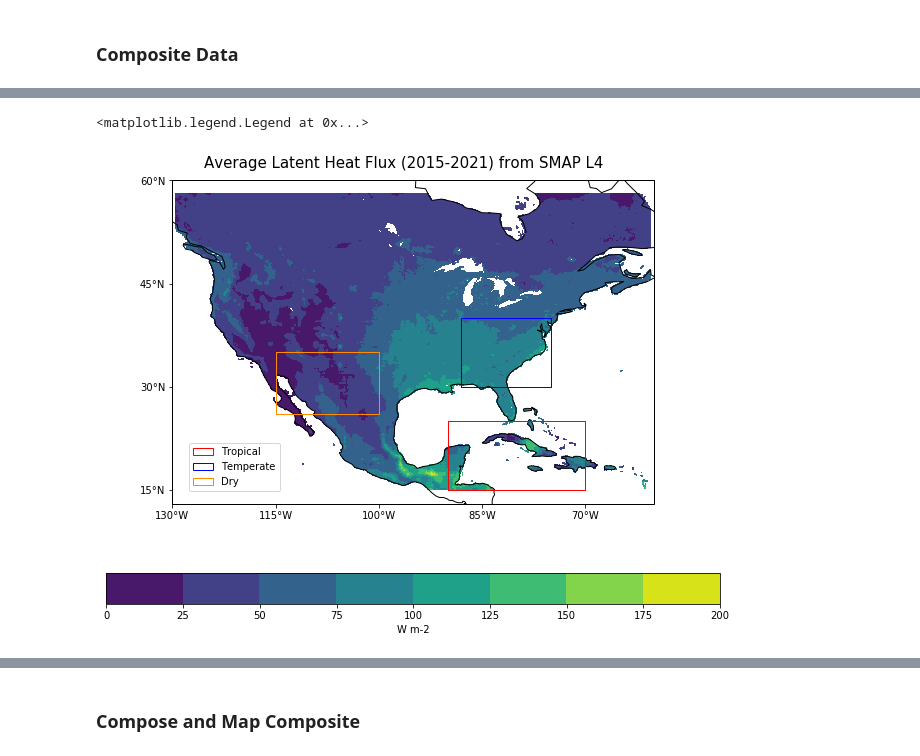
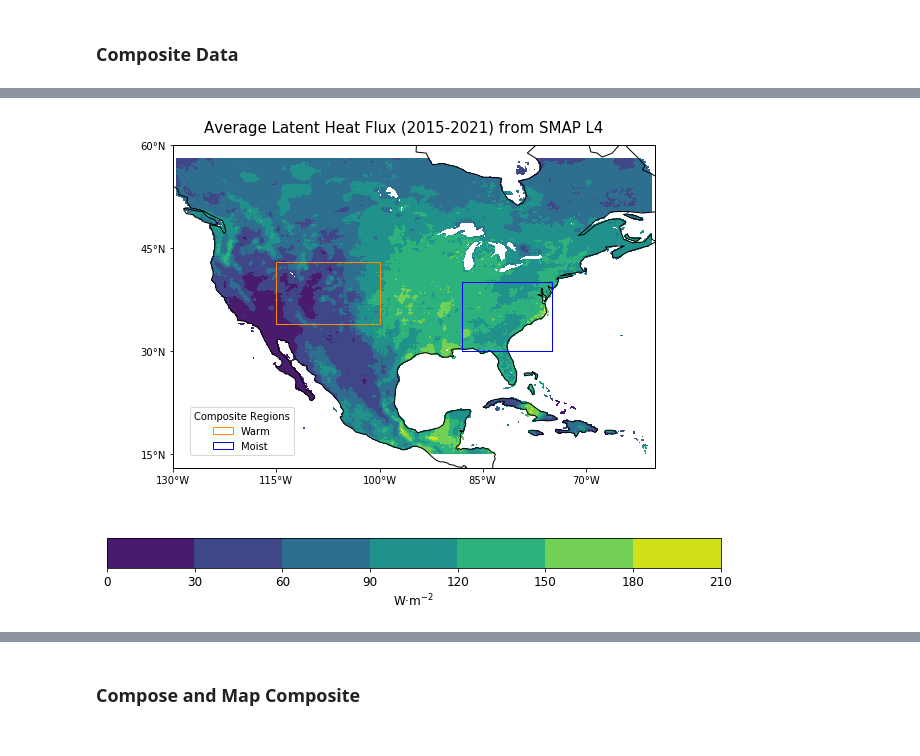
Before and after one commit to BDavis39/CLIM680, a Jupyter notebook: CLIM680_Assignments.ipynb, the cells around one changed output, grey strips where cells are left out. Cells and saved outputs as stored; diff of their text form; code cells hidden in the pictures.

```diff
--- a/CLIM680_Assignments.ipynb
+++ b/CLIM680_Assignments.ipynb
@@ -450,10 +451,13 @@ plt.savefig('Figs/Climo_GHF.png')
 # %% [markdown]
 ### Composite Data<a class="anchor" id="Comp"></a>
 # %%
-#Create list of all SMAP files
-ds3_list = glob.glob("/shared/land/SMAP/latest_L4/daily/SMAP_L4_SM_gph_20*.nc4")
+#Create list of daily files consisting of JJA throughout the available years
+ds3_list = glob.glob("/shared/land/SMAP/latest_L4/daily/SMAP_L4_SM_gph_20???[6-8]*.nc4")
 
+#Sort the files so they are in chronological order
 ds3_list.sort()
+
+#Print out list of file
 #ds3_list
 # %%
 #Open all files in list
@@ -505,53 +511,54 @@ ax.coastlines()
 
 # Set extent
 ax.set_extent([-130, -60, 13, 60], crs=ccrs.PlateCarree())
 
 # Longitude labels
 ax.set_xticks(np.arange(-130,-60,15), crs=ccrs.PlateCarree())
 lon_formatter = cticker.LongitudeFormatter()
 ax.xaxis.set_major_formatter(lon_formatter)
 
 # Latitude labels
 ax.set_yticks(np.arange(15,65,15), crs=ccrs.PlateCarree())
 lat_formatter = cticker.LatitudeFormatter()
 ax.yaxis.set_major_formatter(lat_formatter)
 
 #Create Color bar
 cbar = plt.colorbar(cs, orientation='horizontal', label = 'W m-2')
+cbar.set_label(label='W·m$^{-2}$', size='large')
+cbar.ax.tick_params(labelsize='large')
 plt.suptitle("Average Latent Heat Flux (2015-2021) from SMAP L4", fontsize=15, y=.92)
 #plt.savefig('Figs/LandEvap_CartopyContour.png')
 
 #Trop. CLIM Region
-lons_Tr= [-90, -90, -70, -70]
-lats_Tr= [15, 25, 25, 15]
-ring_Tr= LinearRing(list(zip(lons_Tr, lats_Tr)))
-ax.add_geometries([ring_Tr], ccrs.PlateCarree(), facecolor='none', edgecolor='red', linewidth=1)
+#lons_Tr= [-90, -90, -70, -70]
+#lats_Tr= [15, 25, 25, 15]
+#ring_Tr= LinearRing(list(zip(lons_Tr, lats_Tr)))
+#ax.add_geometries([ring_Tr], ccrs.PlateCarree(), facecolor='none', edgecolor='red', linewidth=1)
 #plt.text(-90, 25, 'Tropical', horizontalalignment='right', color='red', transform=ccrs.PlateCarree())
 
 #Temp. CLIM Region
-lons_Tm= [-88, -88, -75, -75]
-lats_Tm= [30, 40, 40, 30]
-ring_Tm= LinearRing(list(zip(lons_Tm, lats_Tm)))
-ax.add_geometries([ring_Tm], ccrs.PlateCarree(), facecolor='none', edgecolor='blue', linewidth=1)
+lons_Mst= [-88, -88, -75, -75]
+lats_Mst= [30, 40, 40, 30]
+ring_Mst= LinearRing(list(zip(lons_Mst, lats_Mst)))
+ax.add_geometries([ring_Mst], ccrs.PlateCarree(), facecolor='none', edgecolor='blue', linewidth=1)
 #plt.text(-78, 35, 'Temperate', horizontalalignment='right', color='red', size=12, transform=ccrs.PlateCarree())
 
 #Dry CLIM Region
-lons_Dr= [-115, -115, -100, -100]
-lats_Dr= [26, 35, 35, 26]
-ring_Dr= LinearRing(list(zip(lons_Dr, lats_Dr)))
-ax.add_geometries([ring_Dr], ccrs.PlateCarree(), facecolor='none', edgecolor='darkorange', linewidth=1)
+lons_Wm= [-115, -115, -100, -100]
+lats_Wm= [34, 43, 43, 34]
+ring_Wm= LinearRing(list(zip(lons_Wm, lats_Wm)))
+ax.add_geometries([ring_Wm], ccrs.PlateCarree(), facecolor='none', edgecolor='darkorange', linewidth=1)
 #plt.text(-109, 30, 'Dry', horizontalalignment='right', color='red', size=12, transform=ccrs.PlateCarree())
 
 # make two proxy artists to add to a legend
-trp = mpatches.Rectangle((0, 0), 1, 1, facecolor='none', edgecolor="red")
-tmp = mpatches.Rectangle((0, 0), 1, 1, facecolor='none', edgecolor="blue")
-dry = mpatches.Rectangle((0, 0), 1, 1, facecolor='none', edgecolor="darkorange")
-labels = ['Tropical',
-              'Temperate',
-              'Dry']
-plt.legend([trp, tmp, dry], labels,
-            loc='lower left', bbox_to_anchor=(0.025, 0.025), fancybox=True)
-#plt.savefig('Figs/AVG_LHF.png')
+#trp = mpatches.Rectangle((0, 0), 1, 1, facecolor='none', edgecolor="red")
+mst = mpatches.Rectangle((0, 0), 1, 1, facecolor='none', edgecolor="blue")
+wm = mpatches.Rectangle((0, 0), 1, 1, facecolor='none', edgecolor="darkorange")
+labels = ['Warm',
+              'Moist']
+plt.legend([wm, mst], labels,
+            loc='lower left', bbox_to_anchor=(0.025, 0.025), title = "Composite Regions",
+            fancybox=True)
+plt.savefig('Figs/AVG_LHF.png')
 # %% [output]
-<matplotlib.legend.Legend at 0x...>
-[figure, old version]
+[figure, new version]
```
Also changed, not shown: parts of 30 cells of this notebook.
